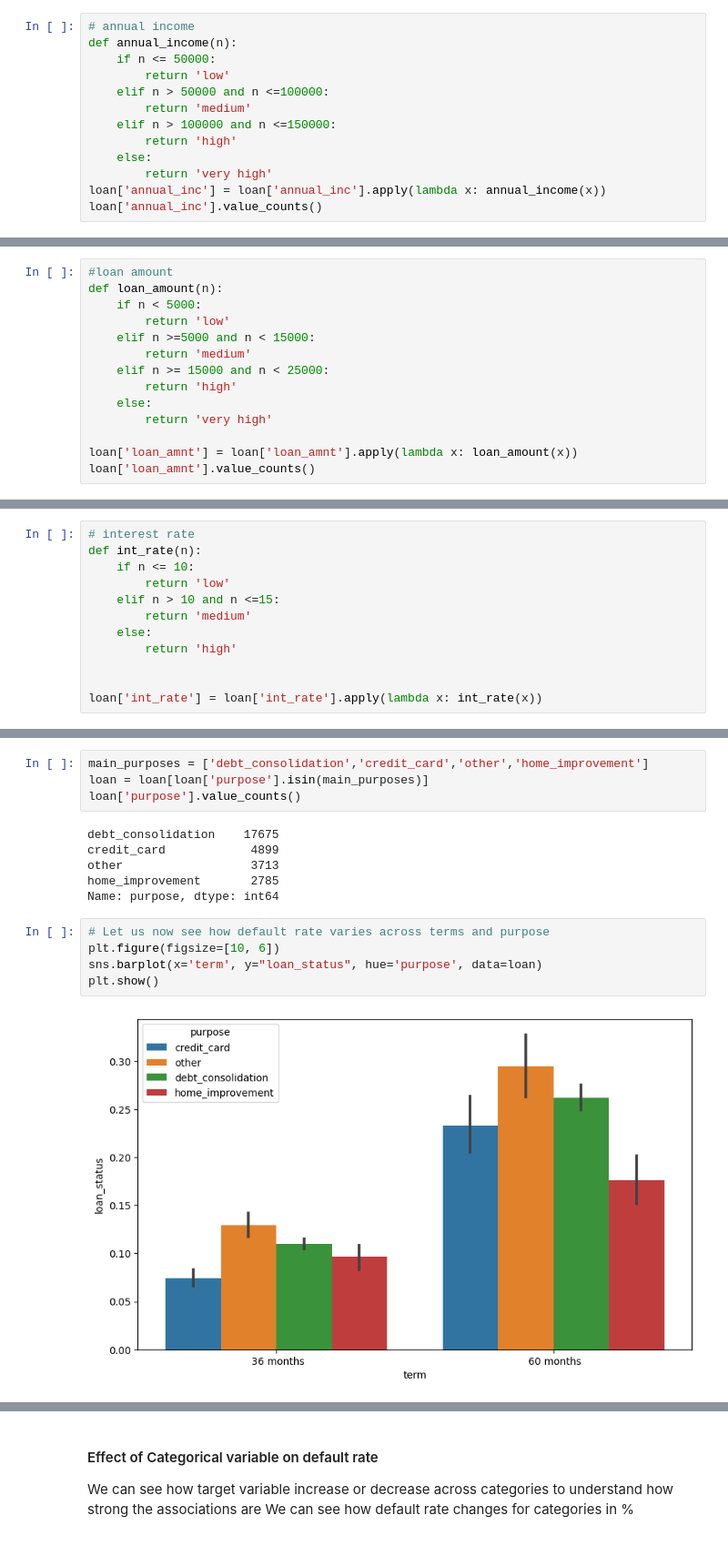
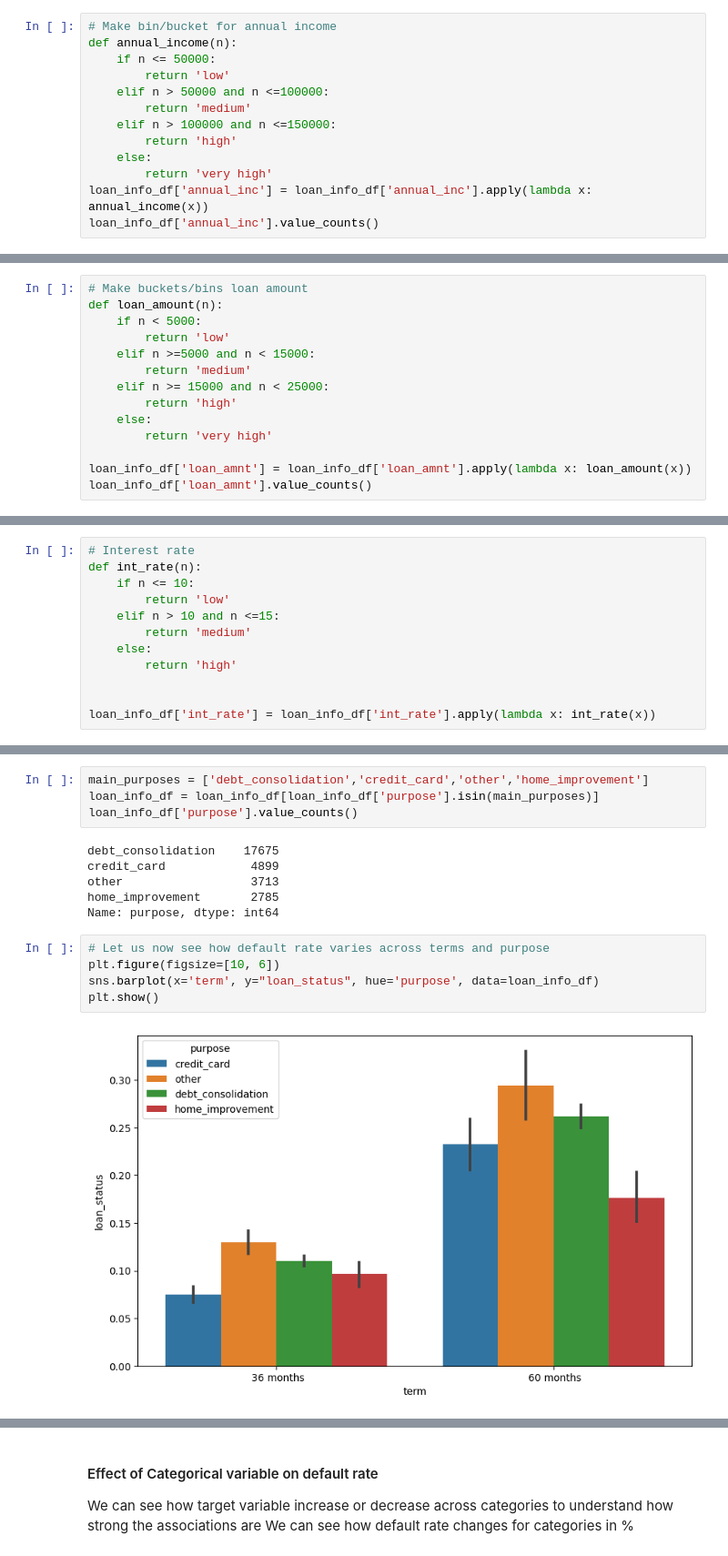
Before and after one commit to mighty98/lending_club_case_study, a Jupyter notebook: manikantan_mithun.ipynb, the cells around one changed output, grey strips where cells are left out. Shown at 91% size. Saved outputs shown, nothing was run; the diff lists cells and outputs as text.

```diff
--- a/manikantan_mithun.ipynb
+++ b/manikantan_mithun.ipynb
@@ -458,5 +506,5 @@ One way to analyse how default rates vary across continous variables is to bin t
 # %%
-# annual income
+# Make bin/bucket for annual income
 def annual_income(n):
     if n <= 50000:
         return 'low'
@@ -466,8 +514,8 @@ def annual_income(n):
         return 'high'
     else:
         return 'very high'
-loan['annual_inc'] = loan['annual_inc'].apply(lambda x: annual_income(x))
-loan['annual_inc'].value_counts()
+loan_info_df['annual_inc'] = loan_info_df['annual_inc'].apply(lambda x: annual_income(x))
+loan_info_df['annual_inc'].value_counts()
 # %% [output]
 medium       17433
 low          14678
@@ -482,5 +532,5 @@ sns.barplot(x='annual_inc', y='loan_status', data=loan)
 # %%
-#loan amount
+# Make buckets/bins loan amount
 def loan_amount(n):
     if n < 5000:
         return 'low'
@@ -491,8 +541,8 @@ def loan_amount(n):
     else:
         return 'very high'
 
-loan['loan_amnt'] = loan['loan_amnt'].apply(lambda x: loan_amount(x))
-loan['loan_amnt'].value_counts()
+loan_info_df['loan_amnt'] = loan_info_df['loan_amnt'].apply(lambda x: loan_amount(x))
+loan_info_df['loan_amnt'].value_counts()
 # %% [output]
 medium       20157
 high          7572
@@ -509,5 +559,5 @@ We can see that higher loan amount tends to defult more
 # %%
-# interest rate
+# Interest rate
 def int_rate(n):
     if n <= 10:
         return 'low'
@@ -517,5 +567,5 @@ def int_rate(n):
         return 'high'
 
 
-loan['int_rate'] = loan['int_rate'].apply(lambda x: int_rate(x))
+loan_info_df['int_rate'] = loan_info_df['int_rate'].apply(lambda x: int_rate(x))
 # %%
@@ -553,7 +603,7 @@ We will take top 4 purpose
 # %%
 main_purposes = ['debt_consolidation','credit_card','other','home_improvement']
-loan = loan[loan['purpose'].isin(main_purposes)]
-loan['purpose'].value_counts()
+loan_info_df = loan_info_df[loan_info_df['purpose'].isin(main_purposes)]
+loan_info_df['purpose'].value_counts()
 # %% [output]
 debt_consolidation    17675
 credit_card            4899
@@ -563,10 +613,10 @@ Name: purpose, dtype: int64
 # %%
 # Let us now see how default rate varies across terms and purpose
 plt.figure(figsize=[10, 6])
-sns.barplot(x='term', y="loan_status", hue='purpose', data=loan)
+sns.barplot(x='term', y="loan_status", hue='purpose', data=loan_info_df)
 plt.show()
 # %% [output]
-[figure, old version]
+[figure, new version]
 # %%
 # Let us now see how default rate varies across year and purpose
 plt.figure(figsize=[10, 6])
```
Also changed, not shown: parts of 89 cells of this notebook, 2 other files.
